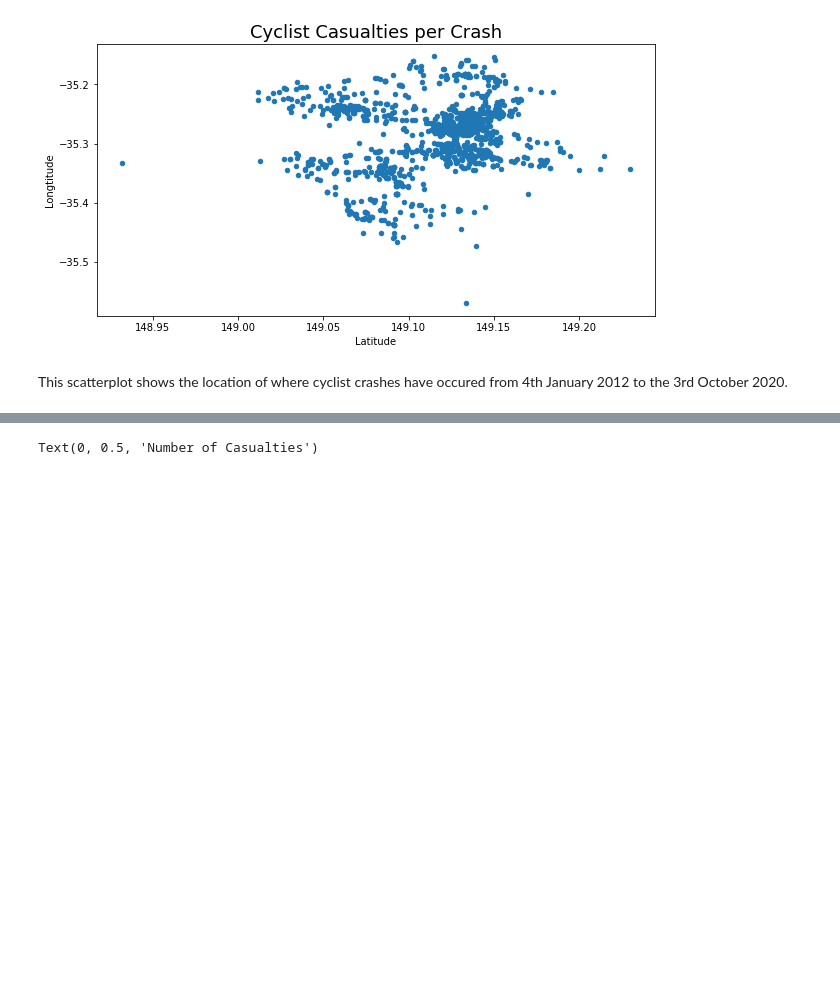
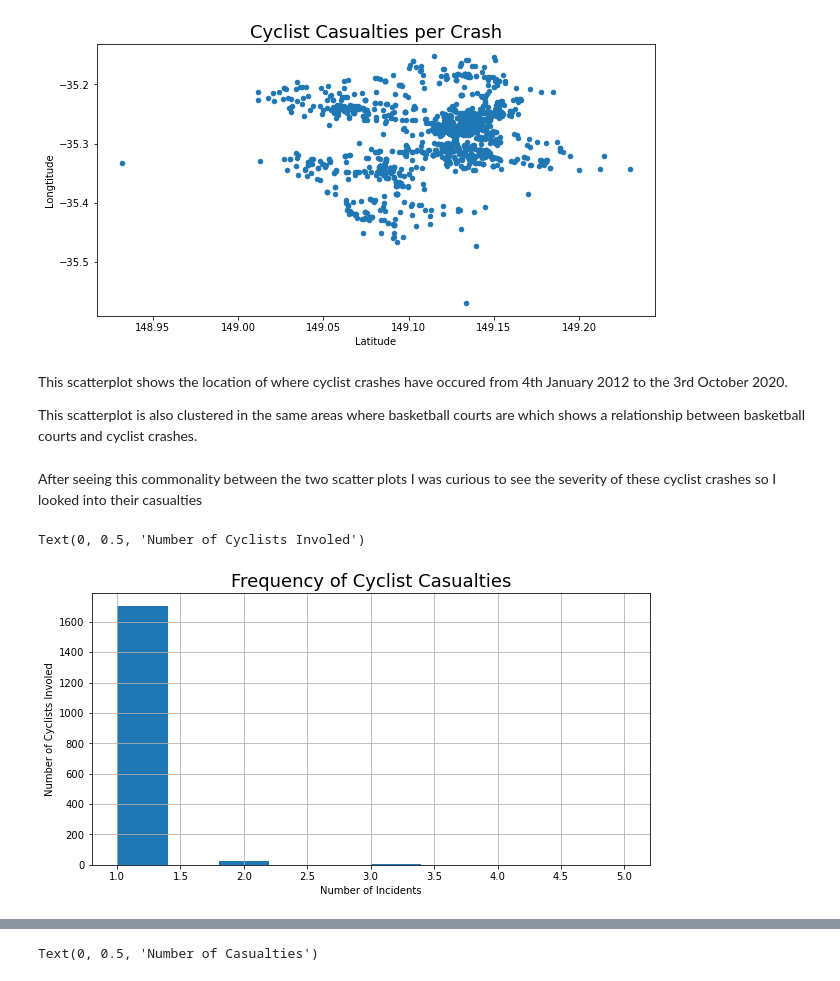
Before and after one commit to HalleyFu/data_project, a Jupyter notebook: basketball_data.ipynb, the cells around one changed output, grey strips where cells are left out. Drawn from its saved outputs; the diff is of its cells as text; code cells hidden in the pictures; blank space fills up the shorter version.

```diff
--- a/basketball_data.ipynb
+++ b/basketball_data.ipynb
@@ -179,3 +137,16 @@ Text(0, 0.5, 'Longtitude')
 [figure]
 # %% [markdown]
 This scatterplot shows the location of where cyclist crashes have occured from 4th January 2012 to the 3rd October 2020.
+
+This scatterplot is also clustered in the same areas where basketball courts are which shows a relationship between basketball courts and cyclist crashes.
+# %% [markdown]
+After seeing this commonality between the two scatter plots I was curious to see the severity of these cyclist crashes so I looked into their casualties
+# %%
+Cyclist_Crashes_data["CYCLISTS"].hist()
+
+plt.title("Frequency of Cyclist Casualties", fontsize=18)
+plt.xlabel("Number of Incidents", fontsize=10)
+plt.ylabel("Number of Cyclists Involed", fontsize=10)
+# %% [output]
+Text(0, 0.5, 'Number of Cyclists Involed')
+[figure, added]
```
Also changed, not shown: parts of 20 cells of this notebook.
